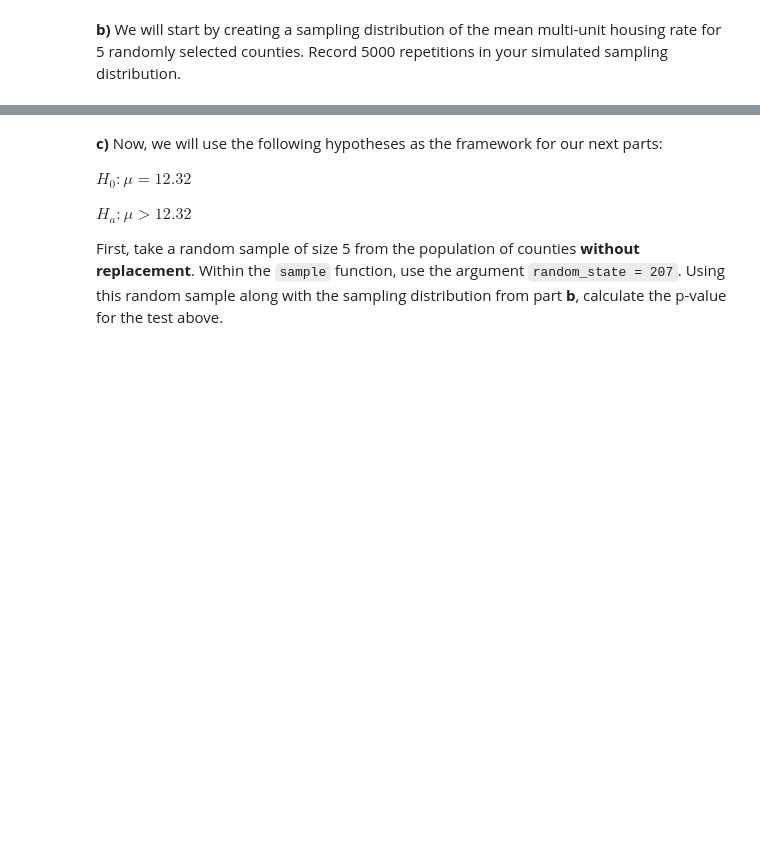
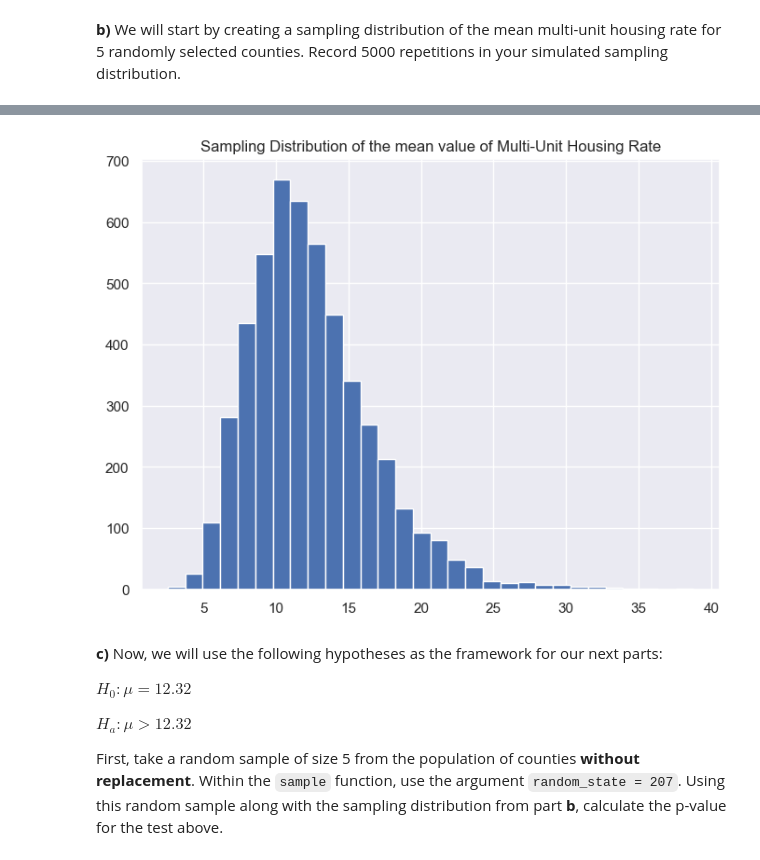
Before and after one commit to soobinj2/stat207, a Jupyter notebook: homework_06/homework_06.ipynb, the cells around one changed output, grey strips where cells are left out. Saved outputs shown, nothing was run; the diff lists cells and outputs as text; code cells hidden in the pictures; blank space fills up the shorter version.

```diff
--- a/homework_06/homework_06.ipynb
+++ b/homework_06/homework_06.ipynb
@@ -41,2 +60,12 @@ df = pd.read_csv('county.csv', na_values = ['data unavailable'])
 # %% [markdown]
 **b)** We will start by creating a sampling distribution of the mean multi-unit housing rate for 5 randomly selected counties.  Record 5000 repetitions in your simulated sampling distribution.
+# %%
+sampling_distribution_mean = []
+
+for i in range(5000):
+    sample = df['multi_unit'].sample(n = 5, replace = True)
+    sampling_distribution_mean.append(sample.mean())
+
+
+sampling_distribution_mean = pd.DataFrame(sampling_distribution_mean)
+sampling_distribution_mean
@@ -43,3 +86,12 @@ df = pd.read_csv('county.csv', na_values = ['data unavailable'])
+# %%
+plt.figure(figsize=(8, 6))
+plt.hist(sampling_distribution_mean, bins=30)
+plt.title('Sampling Distribution of the mean value of Multi-Unit Housing Rate')
+plt.grid(True)
+
+plt.show()
+# %% [output]
+[figure, added]
 # %% [markdown]
 **c)** Now, we will use the following hypotheses as the framework for our next parts:
 
```
Also changed, not shown: parts of 15 cells of this notebook.
